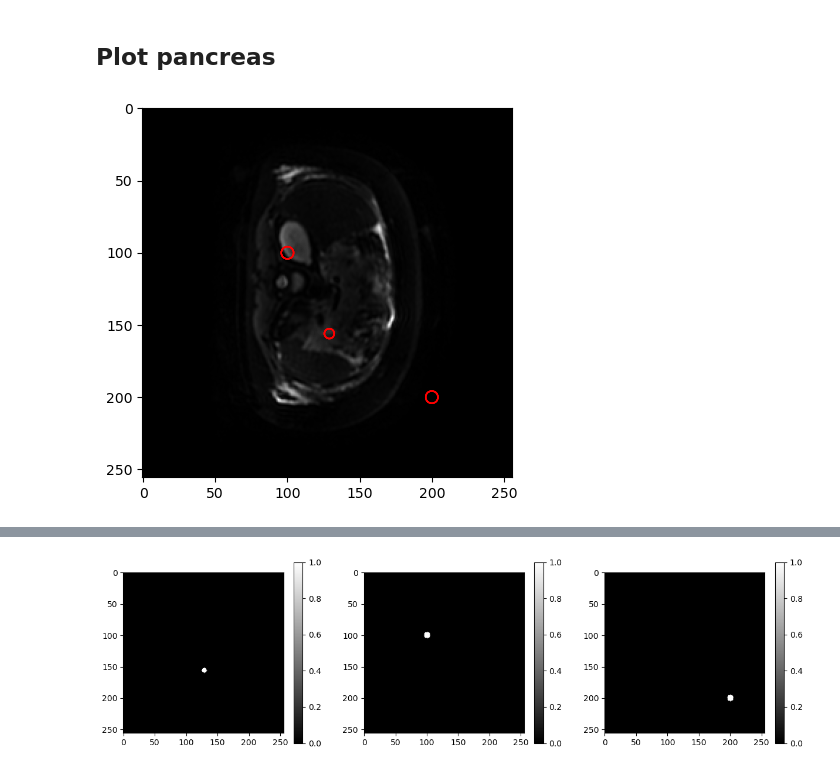
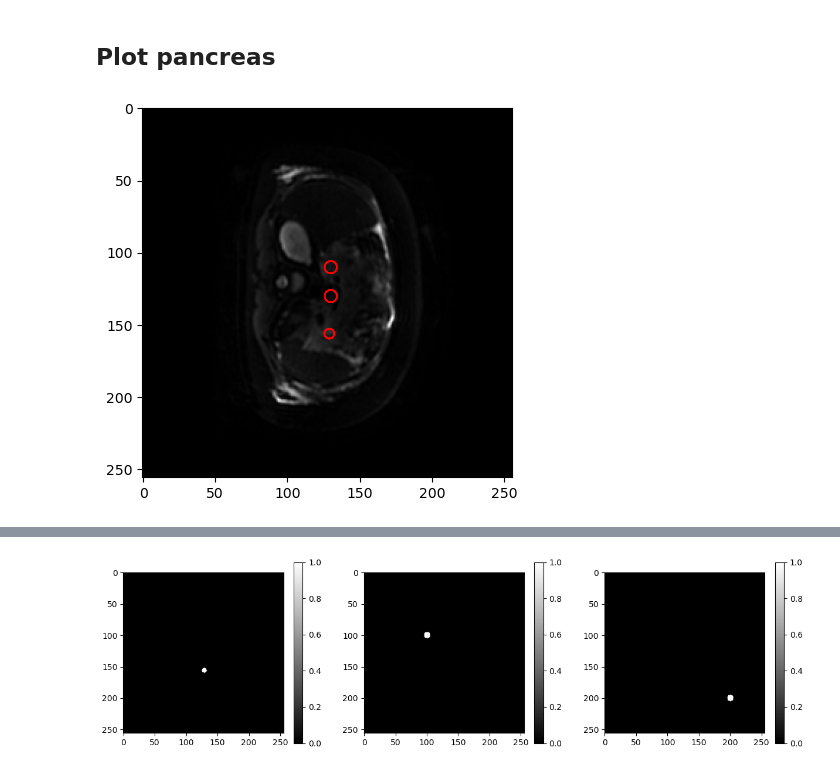
Before and after one commit to young010101/research-TJU-AP-IVIM-SAM, a Jupyter notebook: notebook/return_fig_and_show_in_sub.ipynb, the cells around one changed output, grey strips where cells are left out. Saved outputs shown, nothing was run; the diff lists cells and outputs as text; code cells hidden in the pictures.

Commit message:
fix plot in ax

```diff
--- a/notebook/return_fig_and_show_in_sub.ipynb
+++ b/notebook/return_fig_and_show_in_sub.ipynb
@@ -50,7 +50,9 @@ Data loaded successfully
 # %% [markdown]
 ## Plot pancreas
 # %%
+import matplotlib.pyplot as plt
+_, ax = plt.subplots()
 for analysis in n_analysis:
-    analysis.plot_pancreas_slice(plot_roi=True)
+    analysis.plot_pancreas_slice(ax, plot_roi=True)
 # %% [output]
-[figure, old version]
+[figure, new version]
```
Also changed, not shown: parts of 1 cell of this notebook, 1 other file.
